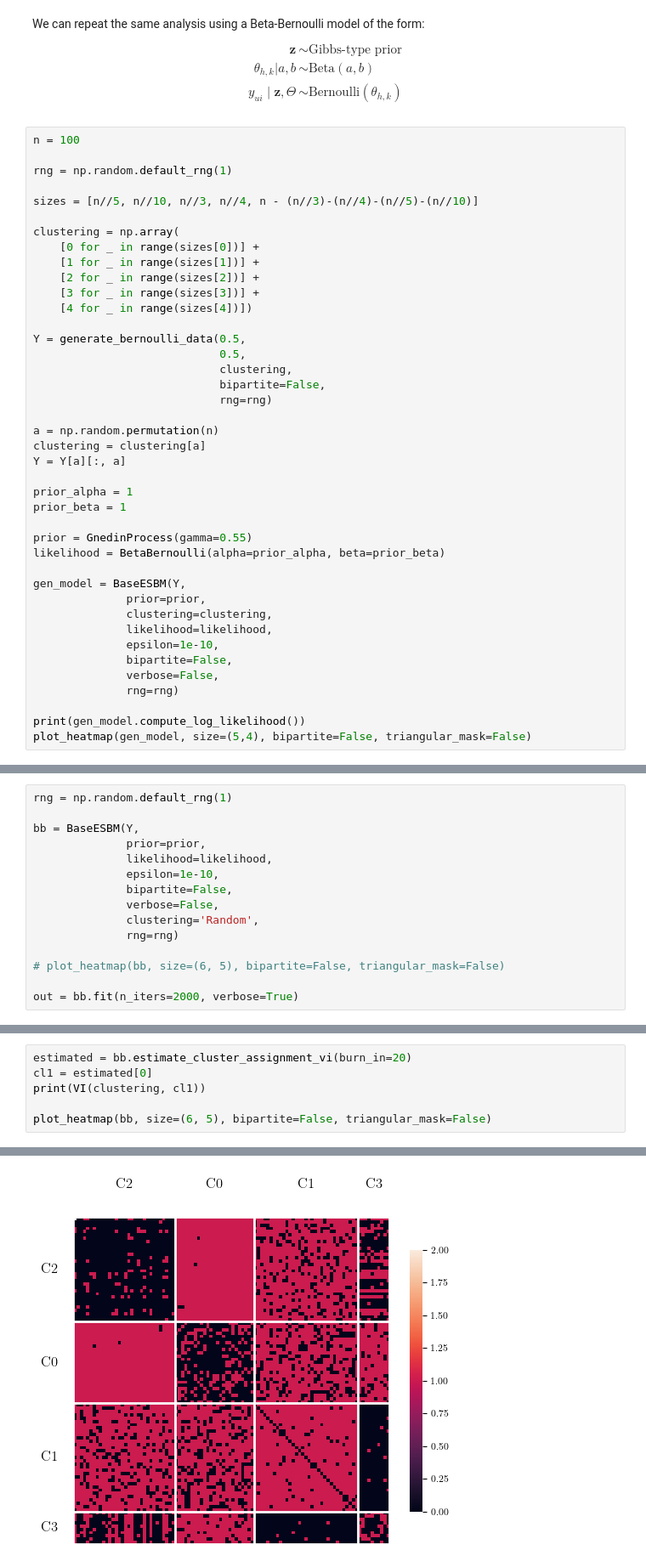
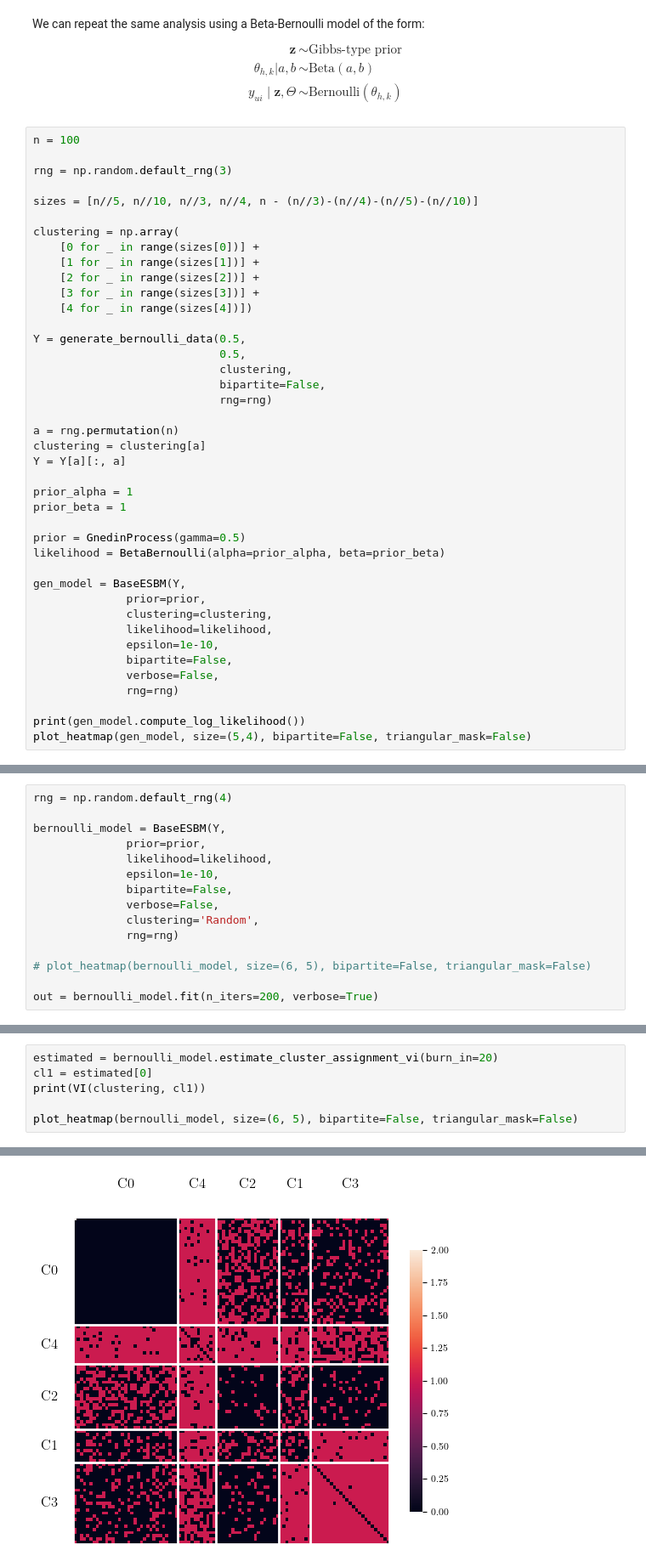
Before and after one commit to lorenzo-costa/pyesbm, a Jupyter notebook: examples/clustering_example.ipynb, the cells around one changed output, grey strips where cells are left out. Shown: that part at 85% size. Drawn from its saved outputs; the diff is of its cells as text.

```diff
--- a/examples/clustering_example.ipynb
+++ b/examples/clustering_example.ipynb
@@ -164,7 +182,7 @@ $$
 # %%
 n = 100
 
-rng = np.random.default_rng(1)
+rng = np.random.default_rng(3)
 
 sizes = [n//5, n//10, n//3, n//4, n - (n//3)-(n//4)-(n//5)-(n//10)]
 
@@ -181,14 +199,14 @@ Y = generate_bernoulli_data(0.5,
                             bipartite=False,
                             rng=rng)
 
-a = np.random.permutation(n)
+a = rng.permutation(n)
 clustering = clustering[a]
 Y = Y[a][:, a]
 
 prior_alpha = 1
 prior_beta = 1
 
-prior = GnedinProcess(gamma=0.55)
+prior = GnedinProcess(gamma=0.5)
 likelihood = BetaBernoulli(alpha=prior_alpha, beta=prior_beta)
 
 gen_model = BaseESBM(Y,
@@ -208,7 +226,7 @@ plot_heatmap(gen_model, size=(5,4), bipartite=False, triangular_mask=False)
 # %%
-rng = np.random.default_rng(1)
+rng = np.random.default_rng(4)
 
-bb = BaseESBM(Y,
+bernoulli_model = BaseESBM(Y,
               prior=prior,
               likelihood=likelihood,
               epsilon=1e-10,
@@ -217,7 +235,7 @@ bb = BaseESBM(Y,
               clustering='Random',
               rng=rng)
 
-# plot_heatmap(bb, size=(6, 5), bipartite=False, triangular_mask=False)
+# plot_heatmap(bernoulli_model, size=(6, 5), bipartite=False, triangular_mask=False)
 
-out = bb.fit(n_iters=2000, verbose=True)
+out = bernoulli_model.fit(n_iters=200, verbose=True)
 # %% [output]
@@ -241,7 +263,7 @@ end llk:  -3966.4758268915243
 # %%
-estimated = bb.estimate_cluster_assignment_vi(burn_in=20)
+estimated = bernoulli_model.estimate_cluster_assignment_vi(burn_in=20)
 cl1 = estimated[0]
 print(VI(clustering, cl1))
 
-plot_heatmap(bb, size=(6, 5), bipartite=False, triangular_mask=False)
+plot_heatmap(bernoulli_model, size=(6, 5), bipartite=False, triangular_mask=False)
 # %% [output]
@@ -249 +271 @@ plot_heatmap(bb, size=(6, 5), bipartite=False, triangular_mask=False)
-[figure, old version]
+[figure, new version]
```
Also changed, not shown: parts of 16 cells of this notebook.
